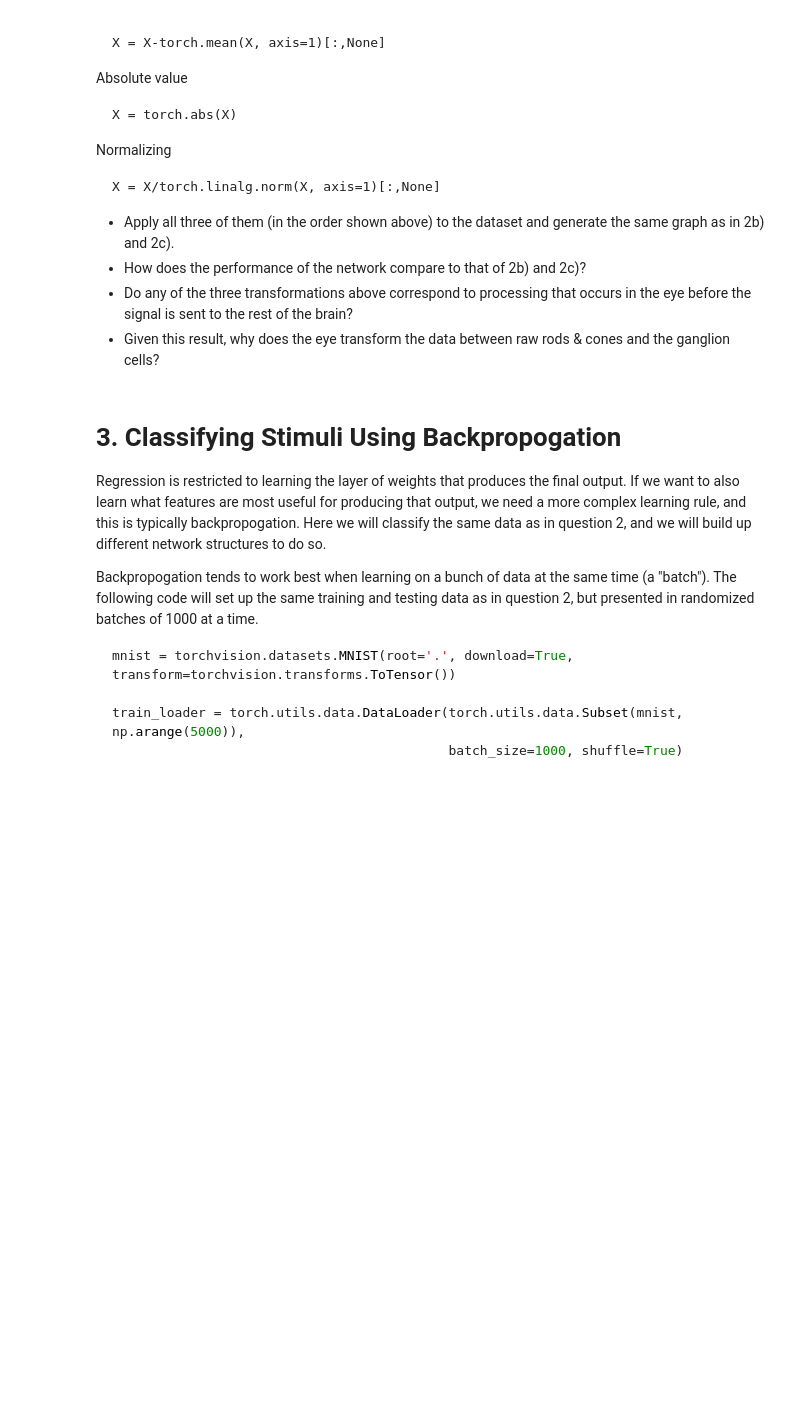
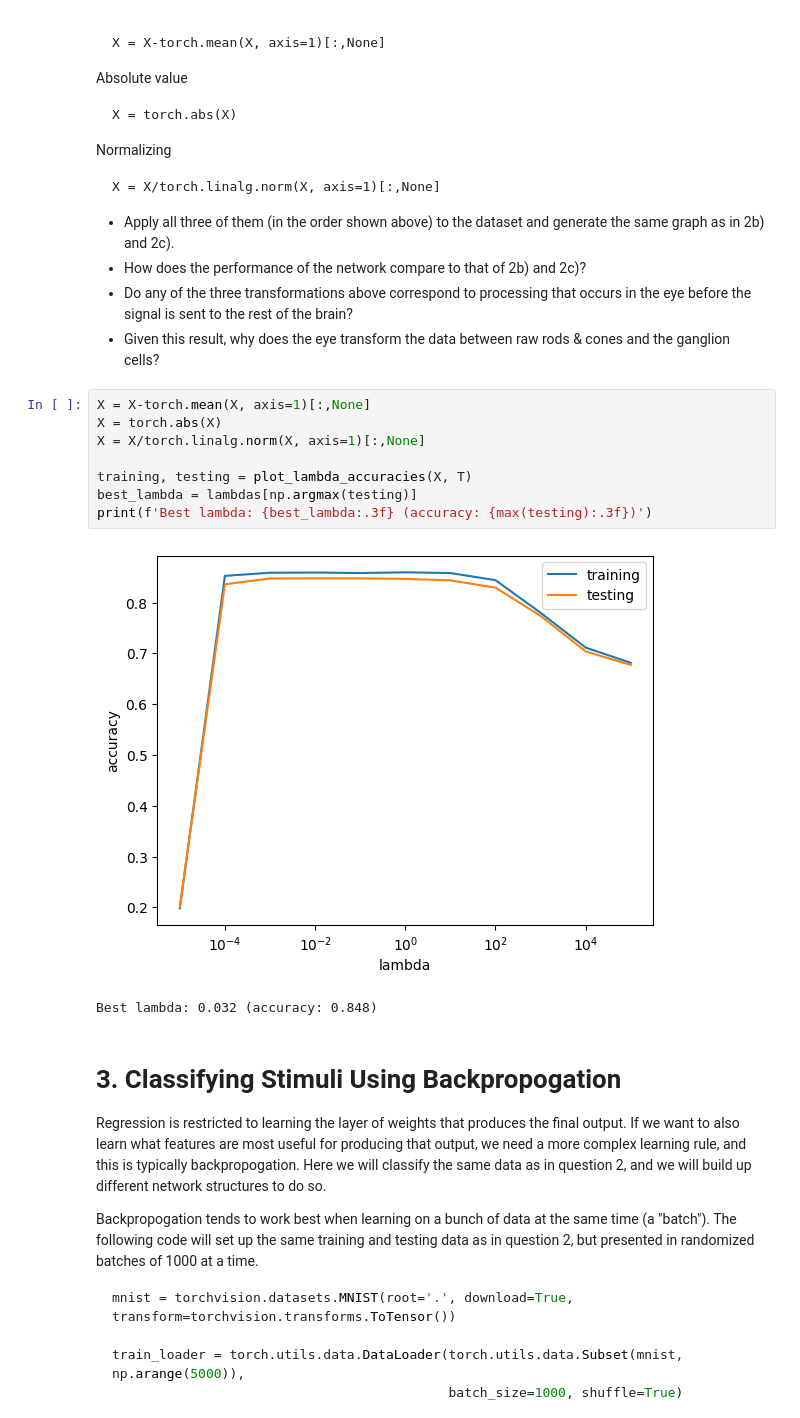
Before and after one commit to draymond63/syde-552, a Jupyter notebook: assignment2.ipynb, the cells around one changed output. Drawn from its saved outputs; the diff is of its cells as text; blank space fills up the shorter version.

```diff
--- a/assignment2.ipynb
+++ b/assignment2.ipynb
@@ -154,6 +234,17 @@ X = X/torch.linalg.norm(X, axis=1)[:,None]
 - How does the performance of the network compare to that of 2b) and 2c)?
 - Do any of the three transformations above correspond to processing that occurs in the eye before the signal is sent to the rest of the brain?
 - Given this result, why does the eye transform the data between raw rods & cones and the ganglion cells?
+# %%
+X = X-torch.mean(X, axis=1)[:,None]
+X = torch.abs(X)
+X = X/torch.linalg.norm(X, axis=1)[:,None]
+
+training, testing = plot_lambda_accuracies(X, T)
+best_lambda = lambdas[np.argmax(testing)]
+print(f'Best lambda: {best_lambda:.3f} (accuracy: {max(testing):.3f})')
+# %% [output]
+[figure, added]
+Best lambda: 0.032 (accuracy: 0.848)
 # %% [markdown]
 # 3. Classifying Stimuli Using Backpropogation
 
```
Also changed, not shown: parts of 10 cells of this notebook, 1 other file.
